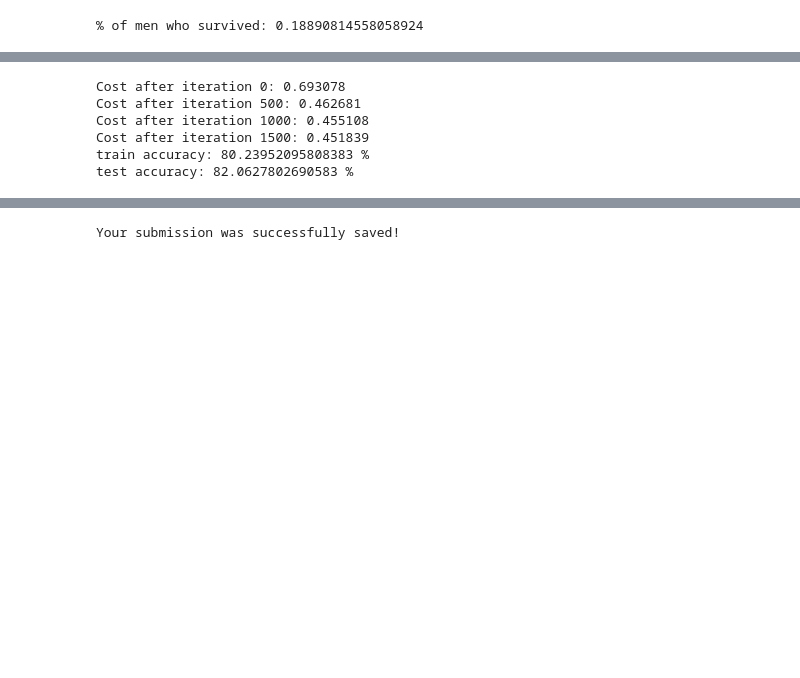
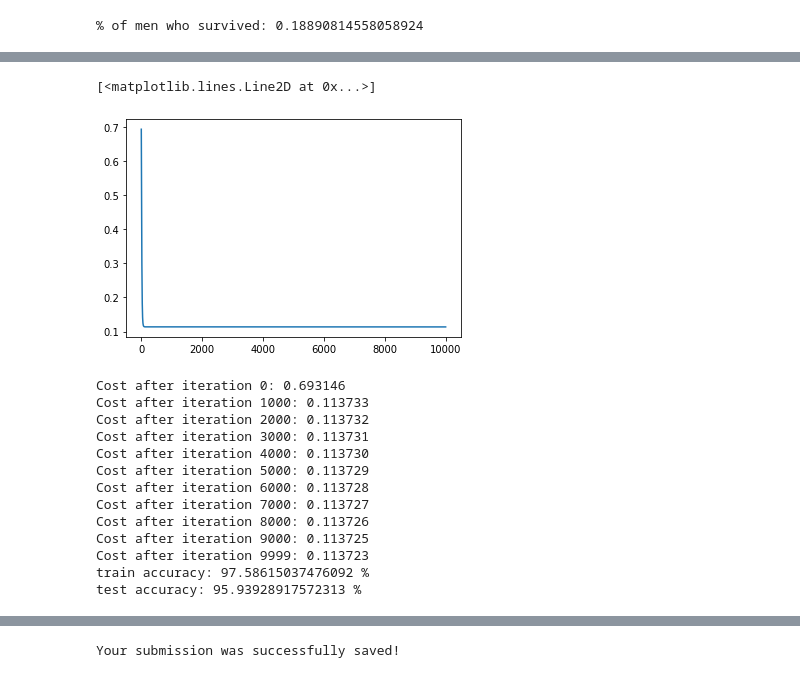
Before and after one commit to SherryS997/titanic-ds-nnFromScratch, a Jupyter notebook: titanic.ipynb, the cells around one changed output, grey strips where cells are left out. Cells and saved outputs as stored; diff of their text form; code cells hidden in the pictures; blank space fills up the shorter version.

```diff
--- a/titanic.ipynb
+++ b/titanic.ipynb
@@ -47,7 +48,7 @@ print("% of men who survived:", rate_men)
 # %%
 y = train_data["Survived"]
 
-features = ["Pclass", "Sex", "SibSp", "Parch"]
+features = ["Pclass", "Sex", "Parch", "SibSp"]
 X = pd.get_dummies(train_data[features])
 X_test = pd.get_dummies(test_data[features])
 
@@ -61,0 +67,6 @@ X_test = np.array(X_test).T
+# %%
+layer_dims = [5, 10, 10, 8, 1]
+
+# tanh activation needs some more work
+
+nn_model = deep_nn.model(X_train, y_train, X_val, y_val, layers_dims=layer_dims, activation = "relu",learning_rate = 0.1, print_cost = True, num_iterations=10000)
@@ -62,9 +87,21 @@ X_test = np.array(X_test).T
+# %%
+plt.plot([x for x in range(10000)], nn_model["costs"])
+# %% [output]
+[<matplotlib.lines.Line2D at 0x...>]
+[figure, added]
 # %%
-model = shallow_nn.model(X_train, y_train, X_val, y_val, n_h = 10, learning_rate=0.1, print_cost = True)
+snn_model = shallow_nn.model(X_train, y_train, X_val, y_val, n_h = 10, num_iterations=10000, learning_rate=0.2, print_cost = True)
 # %% [output]
-Cost after iteration 0: 0.693078
-Cost after iteration 500: 0.462681
-Cost after iteration 1000: 0.455108
-Cost after iteration 1500: 0.451839
-train accuracy: 80.23952095808383 %
-test accuracy: 82.0627802690583 %
+Cost after iteration 0: 0.693146
+Cost after iteration 1000: 0.113733
+Cost after iteration 2000: 0.113732
+Cost after iteration 3000: 0.113731
+Cost after iteration 4000: 0.113730
+Cost after iteration 5000: 0.113729
+Cost after iteration 6000: 0.113728
+Cost after iteration 7000: 0.113727
+Cost after iteration 8000: 0.113726
+Cost after iteration 9000: 0.113725
+Cost after iteration 9999: 0.113723
+train accuracy: 97.58615037476092 %
+test accuracy: 95.93928917572313 %
```
Also changed, not shown: parts of 6 cells of this notebook, 17 other files.
